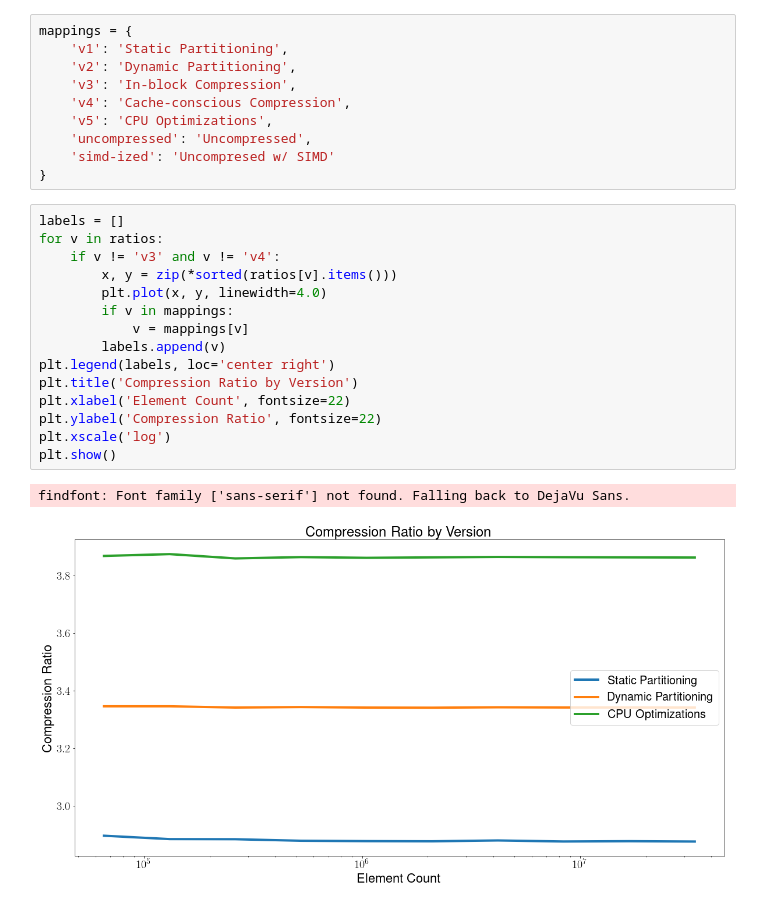
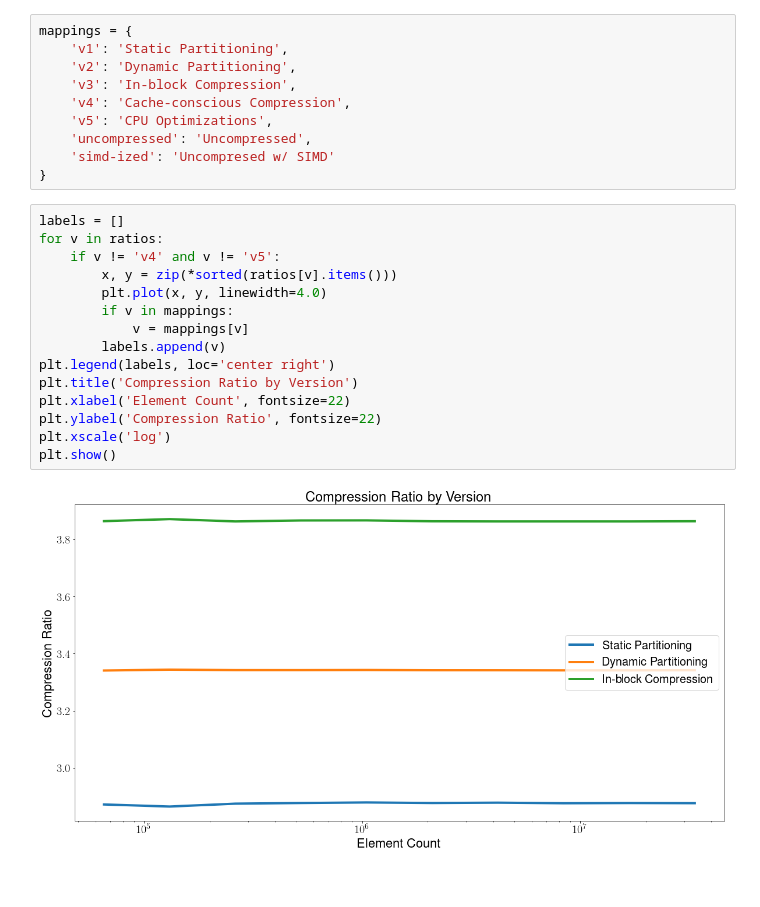
Before and after one commit to keremnc/MILC, a Jupyter notebook: charts.ipynb, the cells around one changed output. Saved outputs shown, nothing was run; the diff lists cells and outputs as text.

```diff
--- a/charts.ipynb
+++ b/charts.ipynb
@@ -214,21 +376,20 @@ mappings = {
 # %%
 labels = []
 for v in ratios:
-    if v != 'v3' and v != 'v4':
+    if v != 'v4' and v != 'v5':
         x, y = zip(*sorted(ratios[v].items()))
         plt.plot(x, y, linewidth=4.0)
         if v in mappings:
             v = mappings[v]
         labels.append(v)
 plt.legend(labels, loc='center right')
 plt.title('Compression Ratio by Version')
 plt.xlabel('Element Count', fontsize=22)
 plt.ylabel('Compression Ratio', fontsize=22)
 plt.xscale('log')
 plt.show()
 # %% [output]
-findfont: Font family ['sans-serif'] not found. Falling back to DejaVu Sans.
-[figure, old version]
+[figure, new version]
 # %%
 labels = []
 for v in comp_speeds:
```
Also changed, not shown: parts of 3 cells of this notebook.
